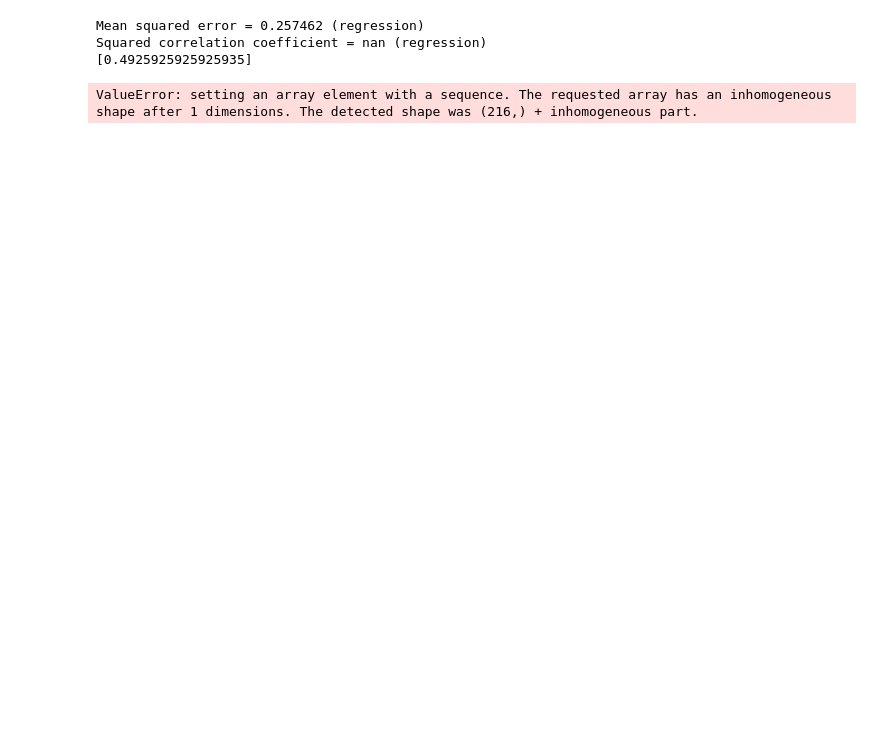
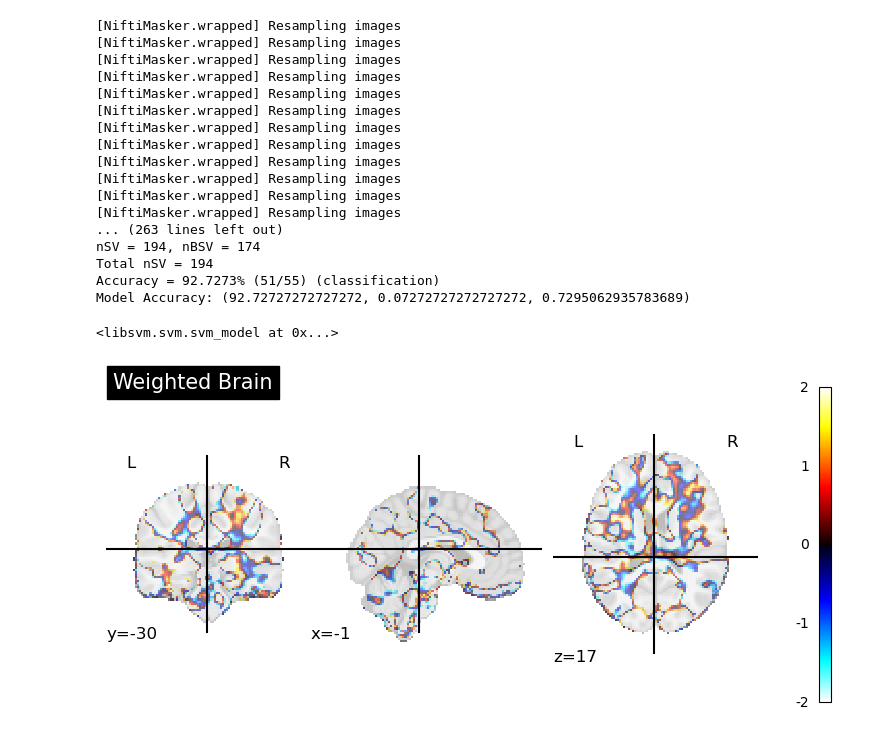
Before and after one commit to yunchen-hung/fmriWorkingMemoryProject, a Jupyter notebook: SVM/svm.ipynb, the cells around one changed output. Saved outputs shown, nothing was run; the diff lists cells and outputs as text; code cells hidden in the pictures; blank space fills up the shorter version.

```diff
--- a/SVM/svm.ipynb
+++ b/SVM/svm.ipynb
@@ -113,34 +122,24 @@ TypeError: X must be of shape (samples, 235375).
-# %%
-X_train, X_test, y_train, y_test = train_test_split(X, y, test_size=0.2, shuffle=True, random_state=42)
-svm_model = svm_load_model('svr_beta_model')
-mask_img = nilearn.datasets.load_mni152_brain_mask(resolution=2, threshold=0.2)
-masker = NiftiMasker(mask_img=mask_img, memory="nilearn_cache", memory_level=1).fit()
-#select random subject
-predicted_index = np.random.choice(len(y_test))
-predicted_beta, _, _ = svm_predict([y_test[predicted_index]], [X_test[predicted_index]], svm_model)
-print(predicted_beta)
-
-sv_coef = np.array(svm_model.get_sv_coef()).flatten()  # Coefficients (alpha * y)
-support_vectors = np.array([list(sv.values()) for sv in svm_model.get_SV()])  # Support vectors
-
-# Compute w (only valid for linear kernel)
-w = np.sum(sv_coef[:, np.newaxis] * support_vectors, axis=0)
-b = -model.rho[0]  # Bias term
-
-# Target prediction value (e.g., predicted decision function output)
-y_target = y_test[predicted_index]  # Adjust this based on expected output
-
-# Solve for x using pseudo-inverse (Moore-Penrose)
-x_predicted = pinv(w) @ (y_target - b)
-
-weights_3d = masker.inverse_transform(x_predicted)
-plotting.plot_stat_map(weights_3d, vmax=2, alpha=0.5, title=f"Predicted Brain")
-plotting.plot_stat_map(X_test[predicted_index], vmax=2, alpha=0.5, title=f"Actual Brain")
-# %% [output]
-Mean squared error = 0.257462 (regression)
-Squared correlation coefficient = nan (regression)
-[0.4925925925925935]
-ValueError: setting an array element with a sequence. The requested array has an inhomogeneous shape after 1 dimensions. The detected shape was (216,) + inhomogeneous part.
 # %%
 X1, y1 = load_beta_data(subjects, 'confound')
 y1 = [1 if task == 'colorwheel' else 0 for task in y1]
+train_model(X1, y1)
+# %% [output]
+[NiftiMasker.wrapped] Resampling images
+[NiftiMasker.wrapped] Resampling images
+[NiftiMasker.wrapped] Resampling images
+[NiftiMasker.wrapped] Resampling images
+[NiftiMasker.wrapped] Resampling images
+[NiftiMasker.wrapped] Resampling images
+[NiftiMasker.wrapped] Resampling images
+[NiftiMasker.wrapped] Resampling images
+[NiftiMasker.wrapped] Resampling images
+[NiftiMasker.wrapped] Resampling images
+[NiftiMasker.wrapped] Resampling images
+[NiftiMasker.wrapped] Resampling images
+... (263 lines left out)
+nSV = 194, nBSV = 174
+Total nSV = 194
+Accuracy = 92.7273% (51/55) (classification)
+Model Accuracy: (92.72727272727272, 0.07272727272727272, 0.7295062935783689)
+<libsvm.svm.svm_model at 0x...>
+[figure, added]
```
Also changed, not shown: parts of 3 cells of this notebook, 1 other file.
